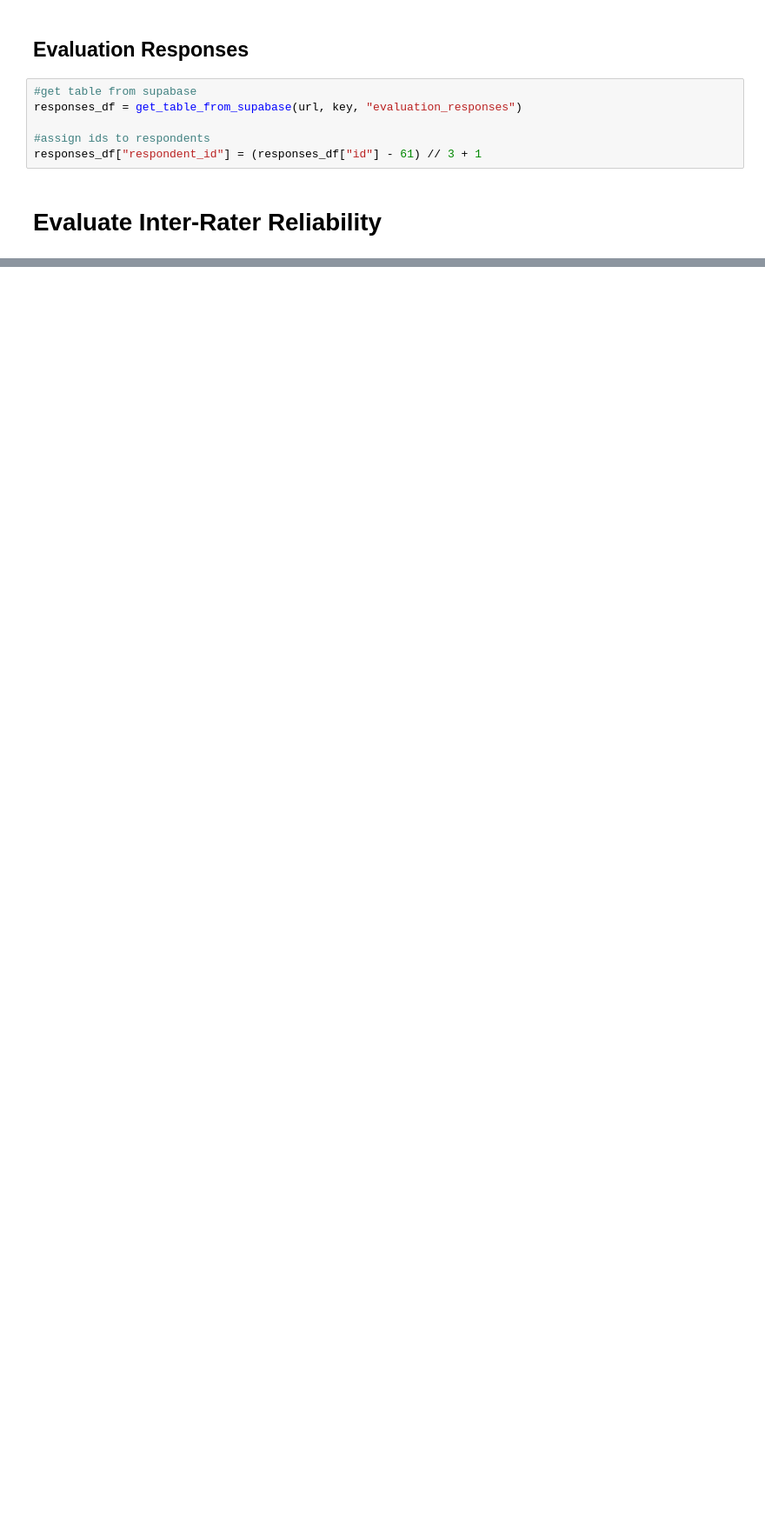
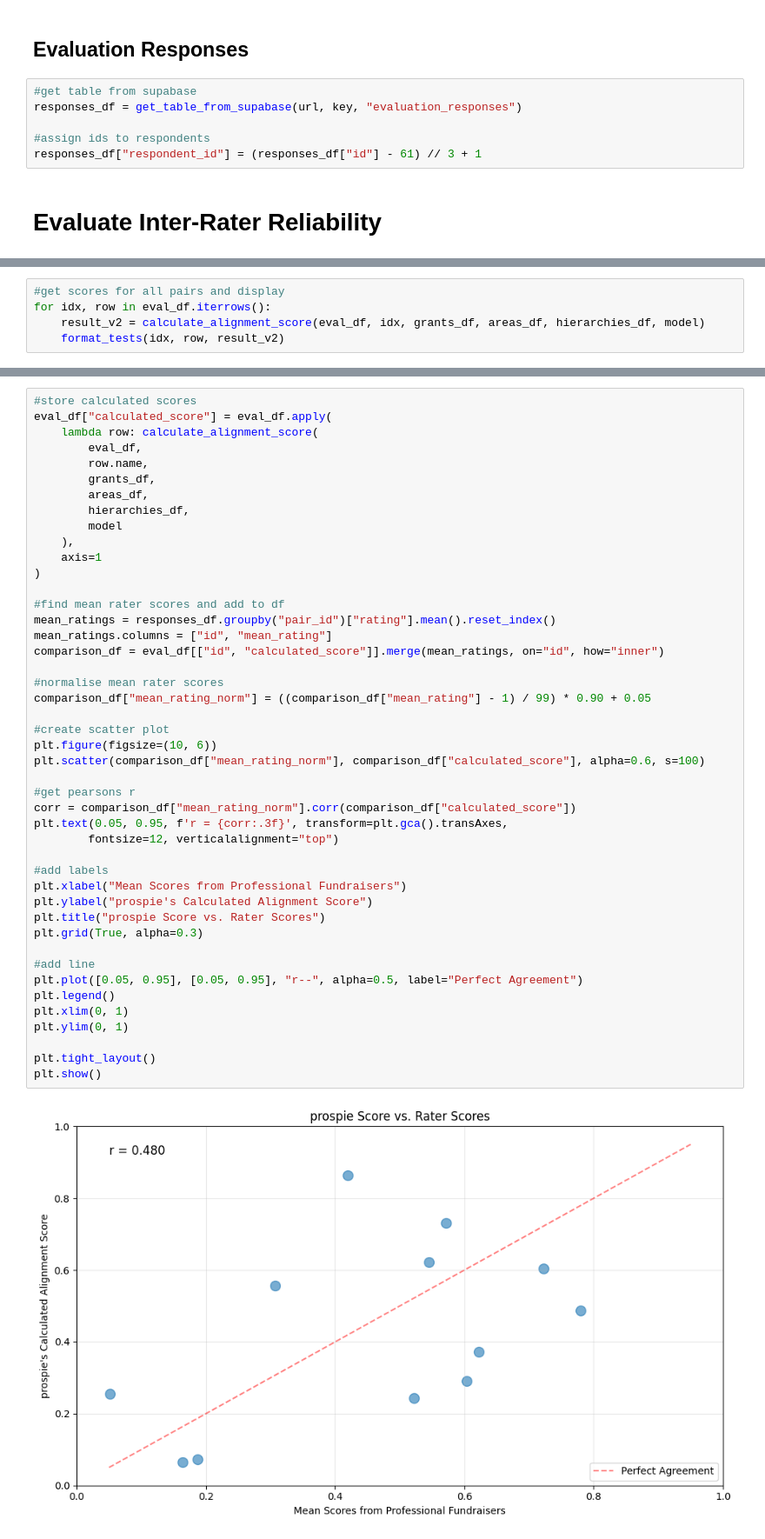
Before and after one commit to lico27/prospie, a Jupyter notebook: 13_evaluation/evaluation_notebook.ipynb, the cells around one changed output, grey strips where cells are left out. Shown: that part at 87% size. Drawn from its saved outputs; the diff is of its cells as text; blank space fills up the shorter version.

```diff
--- a/13_evaluation/evaluation_notebook.ipynb
+++ b/13_evaluation/evaluation_notebook.ipynb
@@ -150,0 +156,5 @@ Krippendorff's Alpha: 0.716
+# %%
+#get scores for all pairs and display
+for idx, row in eval_df.iterrows():
+    result_v2 = calculate_alignment_score(eval_df, idx, grants_df, areas_df, hierarchies_df, model)
+    format_tests(idx, row, result_v2)
@@ -150,0 +186,47 @@ Krippendorff's Alpha: 0.716
+# %%
+#store calculated scores
+eval_df["calculated_score"] = eval_df.apply(
+    lambda row: calculate_alignment_score(
+        eval_df,
+        row.name,
+        grants_df,
+        areas_df,
+        hierarchies_df,
+        model
+    ),
+    axis=1
+)
+
+#find mean rater scores and add to df
+mean_ratings = responses_df.groupby("pair_id")["rating"].mean().reset_index()
+mean_ratings.columns = ["id", "mean_rating"]
+comparison_df = eval_df[["id", "calculated_score"]].merge(mean_ratings, on="id", how="inner")
+
+#normalise mean rater scores
+comparison_df["mean_rating_norm"] = ((comparison_df["mean_rating"] - 1) / 99) * 0.90 + 0.05
+
+#create scatter plot
+plt.figure(figsize=(10, 6))
+plt.scatter(comparison_df["mean_rating_norm"], comparison_df["calculated_score"], alpha=0.6, s=100)
+
+#get pearsons r
+corr = comparison_df["mean_rating_norm"].corr(comparison_df["calculated_score"])
+plt.text(0.05, 0.95, f'r = {corr:.3f}', transform=plt.gca().transAxes,
+        fontsize=12, verticalalignment="top")
+
+#add labels
+plt.xlabel("Mean Scores from Professional Fundraisers")
+plt.ylabel("prospie's Calculated Alignment Score")
+plt.title("prospie Score vs. Rater Scores")
+plt.grid(True, alpha=0.3)
+
+#add line
+plt.plot([0.05, 0.95], [0.05, 0.95], "r--", alpha=0.5, label="Perfect Agreement")
+plt.legend()
+plt.xlim(0, 1)
+plt.ylim(0, 1)
+
+plt.tight_layout()
+plt.show()
+# %% [output]
+[figure, added]
```
Also changed, not shown: parts of 6 cells of this notebook, 2 other files.
